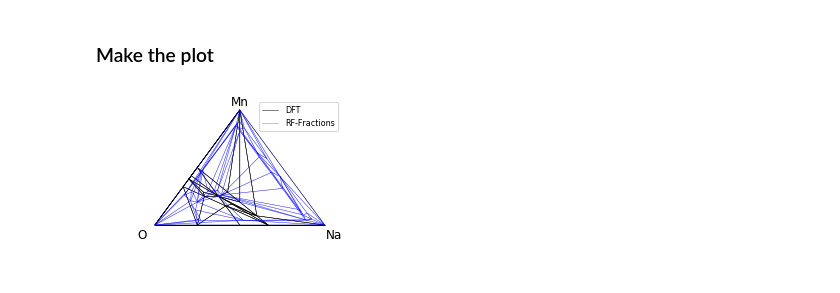
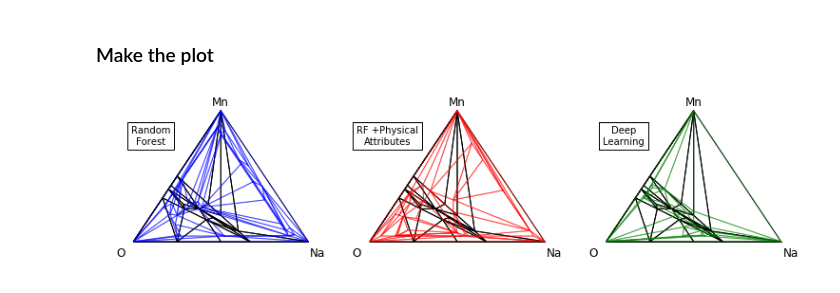
Before and after one commit to NU-CUCIS/ElemNet, a Jupyter notebook: chemical-interpolation/plot-results.ipynb, the cells around one changed output. Saved outputs shown, nothing was run; the diff lists cells and outputs as text; code cells hidden in the pictures.

```diff
--- a/chemical-interpolation/plot-results.ipynb
+++ b/chemical-interpolation/plot-results.ipynb
@@ -82,6 +114,12 @@ Plot one of the ternaries in the Na-Fe-Mn-O leave-out test
 dft_data = pd.read_csv(os.path.join('datasets', 'NaFeMnO_test_set-fractions.csv'))
 # %%
 rf_fractions_data = pd.read_csv(os.path.join('model-outputs', 'RF_NaFeMnO_search-space-fractions.csv'))
+# %%
+rf_physical_data = pd.read_csv(os.path.join('model-outputs', 'RF_NaFeMnO_search-space-physical.csv'))
+rf_physical_data = rf_physical_data.join(rf_fractions_data.drop('delta_e', 'columns'))
+rf_physical_data['delta_e'] = rf_physical_data['Class']
+# %%
+dl_data = pd.read_csv(os.path.join('model-outputs', 'NaFeMnO_search-space.csv'))
 # %% [markdown]
 ### Make the plot
 # %%
@@ -89,6 +127,12 @@ dft_NaMnO = dft_data[np.isclose(dft_data[['X_Na', 'X_Mn', 'X_O']].sum(axis=1), 1
 # %%
 rf_fractions_NaMnO = rf_fractions_data[np.isclose(rf_fractions_data[['X_Na', 'X_Mn', 'X_O']].sum(axis=1), 1)].query(
     ' and '.join(['X_%s > 0'%x for x in ['Mn', 'Na', 'O']]))
+# %%
+rf_physical_NaMnO = rf_physical_data[np.isclose(rf_fractions_data[['X_Na', 'X_Mn', 'X_O']].sum(axis=1), 1)].query(
+    ' and '.join(['X_%s > 0'%x for x in ['Mn', 'Na', 'O']]))
+# %%
+dl_NaMnO = dl_data[np.isclose(dl_data[['X_Na', 'X_Mn', 'X_O']].sum(axis=1), 1)].query(
+    ' and '.join(['X_%s > 0'%x for x in ['Mn', 'Na', 'O']]))
 # %%
 def get_hull(data):
     """Get the plot points for the Ti-O binary convex hull"""
@@ -112,36 +156,50 @@ def get_hull(data):
 
     return plot_points
 # %%
-fig, ax = plt.subplots()
-
-fig, tax = ternary.figure(scale=1, ax=ax)
+fig, ax = plt.subplots(1, 3)
 
 # Plot the DFT convex hull
-for x, y in get_hull(dft_NaMnO):
-    xs, ys = ternary.helpers.project_sequence(zip(x,y))
-    dft_h, = ax.plot(xs, ys, 'k', lw=0.5)
+for i in range(3):
+    fig, tax = ternary.figure(scale=1, ax=ax[i])
+    for x, y in get_hull(dft_NaMnO):
+        xs, ys = ternary.helpers.project_sequence(zip(x,y))
+        dft_h, = ax[i].plot(xs, ys, 'k', lw=1)
 
 # Plot the RF convex hull
 for x, y in get_hull(rf_fractions_NaMnO):
     xs, ys = ternary.helpers.project_sequence(zip(x,y))
-    rf_f_h, = ax.plot(xs, ys, 'b', alpha=0.5, lw=0.5)
+    rf_f_h, = ax[0].plot(xs, ys, 'b', alpha=0.5, lw=1)
+ax[0].text(0.1, 0.7, 'Random\nForest',
+          ha='center', va='center', bbox={'facecolor': 'w', 'edgecolor': 'k'})
+
+# Plot the RF+physics convex hull
+for x, y in get_hull(rf_physical_NaMnO):
+    xs, ys = ternary.helpers.project_sequence(zip(x,y))
+    rf_f_h, = ax[1].plot(xs, ys, 'r', alpha=0.5, lw=1)
+    ax[1].text(0.1, 0.7, 'RF +Physical\nAttributes',
+          ha='center', va='center', bbox={'facecolor': 'w', 'edgecolor': 'k'})
+
+# Plot the RF+physics convex hull
+for x, y in get_hull(dl_NaMnO):
+    xs, ys = ternary.helpers.project_sequence(zip(x,y))
+    rf_f_h, = ax[2].plot(xs, ys, 'g', alpha=0.5, lw=1)
+    ax[2].text(0.1, 0.7, 'Deep\nLearning',
+          ha='center', va='center', bbox={'facecolor': 'w', 'edgecolor': 'k'})
+
 
 # Make it pretty
-plt.axis('off')
-ax.set_xlim([-0.05, 1.10])
-ax.set_ylim([-0.05, 1.10 * 3 ** 0.5 / 2])
-ax.text(1.10, -.10, 'Na', ha='right', fontsize=12) # 1st elem
-ax.text(.50, .90, 'Mn', ha='center', fontsize=12) # 2nd elem
-ax.text(-.10, -.10, 'O', ha='left', fontsize=12) # 3rd elem
+for a in ax:
+    a.axis('off')
+    a.set_xlim([-0.05, 1.10])
+    a.set_ylim([-0.05, 1.10 * 3 ** 0.5 / 2])
+    a.text(1.10, -.10, 'Na', ha='right', fontsize=12) # 1st elem
+    a.text(.50, .90, 'Mn', ha='center', fontsize=12) # 2nd elem
+    a.text(-.10, -.10, 'O', ha='left', fontsize=12) # 3rd elem
 
-ax.legend([dft_h, rf_f_h], ['DFT', 'RF-Fractions'], fontsize=8)
+fig.set_size_inches(figure_width * 3, figure_width * 0.8)
 
-ax.set_xlabel('$x_{Ti}$ (at%)', fontsize=12)
-ax.set_ylabel('$\Delta H_f$ (eV/atom)', fontsize=12)
-
-fig.set_size_inches(figure_width, figure_width * 0.7)
-
+fig.tight_layout()
 fig.savefig(os.path.join('figures', 'NaMnO-ternary.png'), dpi=320)
 fig.savefig(os.path.join('figures', 'NaMnO-ternary.pdf'))
 # %% [output]
-[figure, old version]
+[figure, new version]
```
Also changed, not shown: parts of 5 cells of this notebook, 4 other files.
